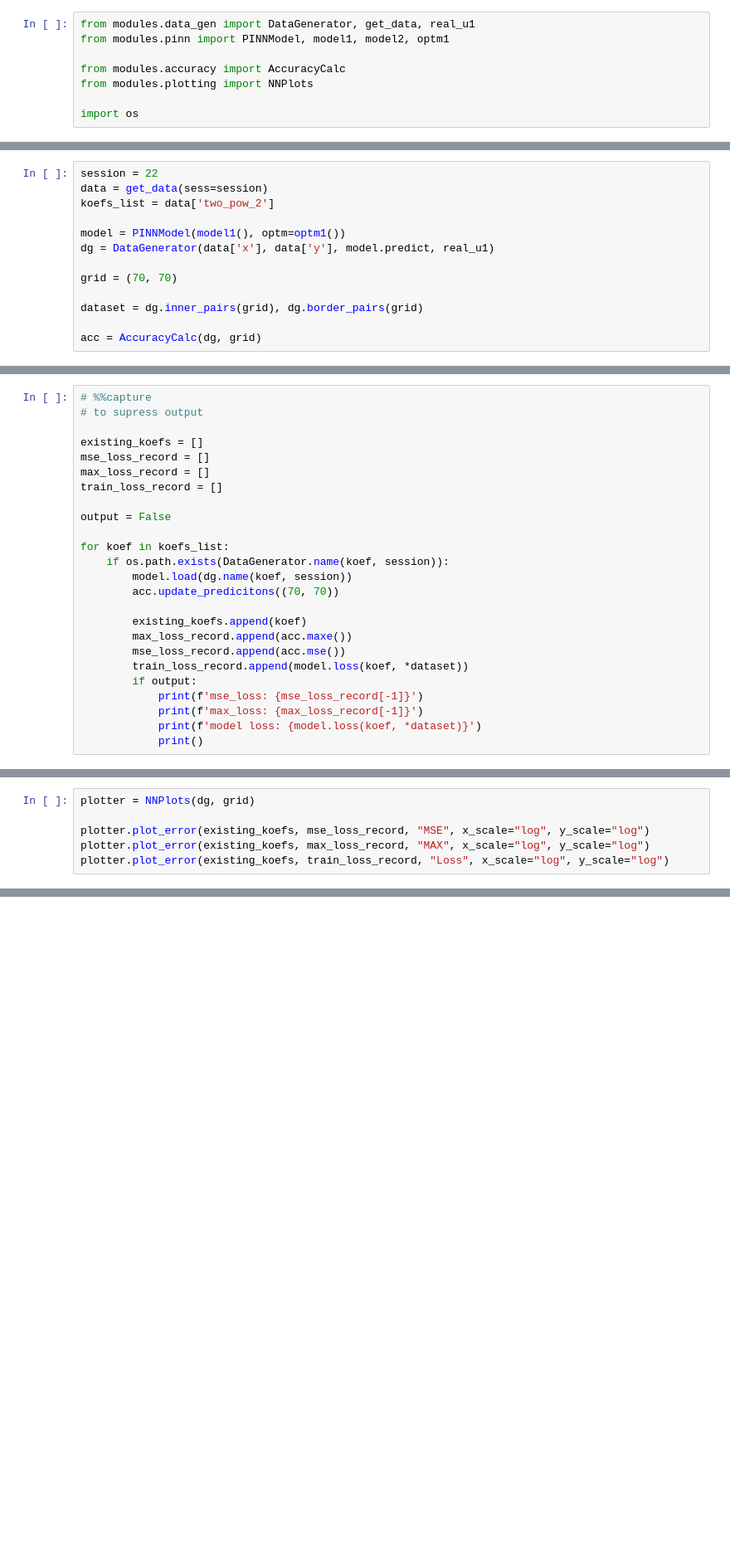
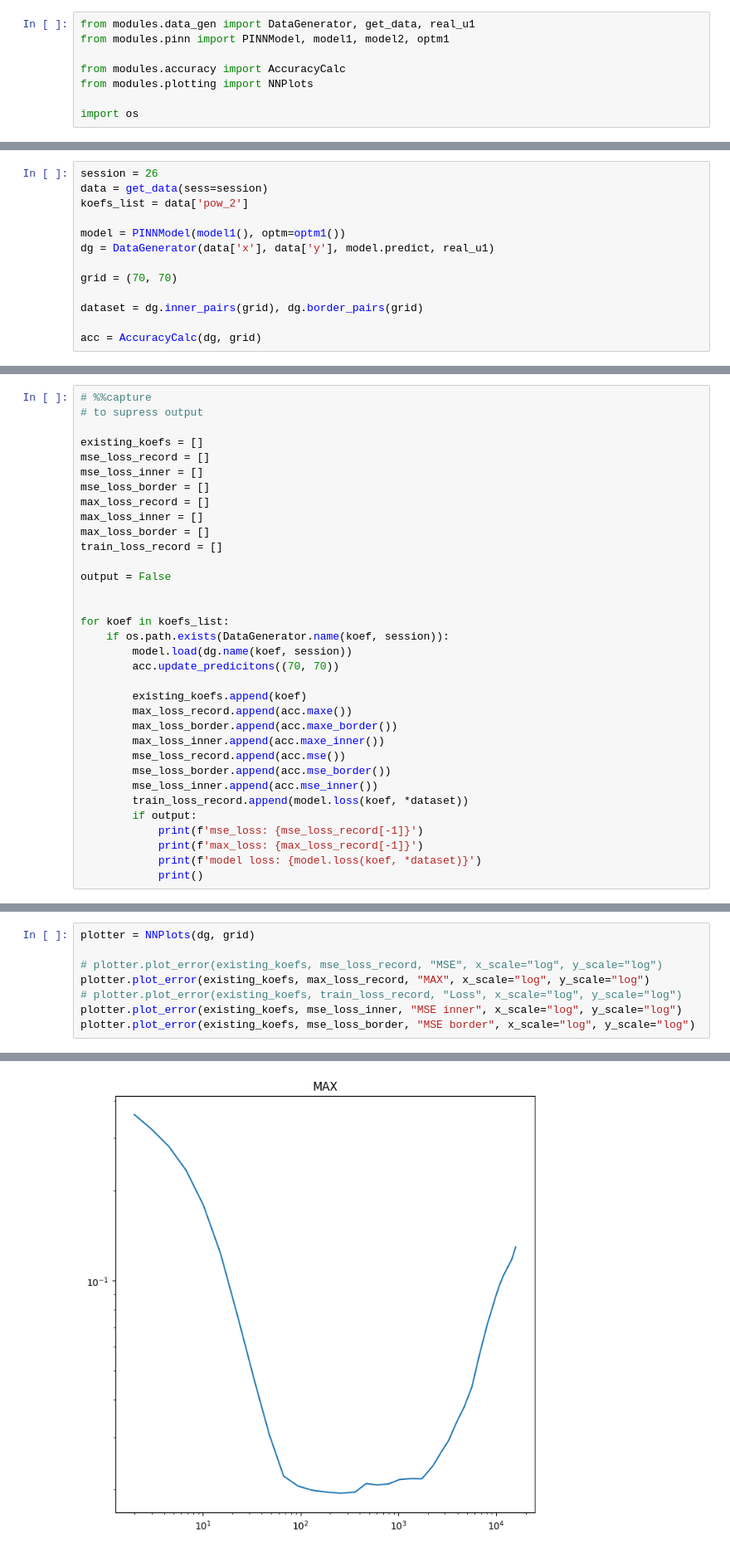
Before and after one commit to C0c0n4t/PINN_Poisson, a Jupyter notebook: src/research.ipynb, the cells around one changed output, grey strips where cells are left out. Shown at 83% size. Saved outputs shown, nothing was run; the diff lists cells and outputs as text; blank space fills up the shorter version.

Commit message:
Inner and border loss added

```diff
--- a/src/research.ipynb
+++ b/src/research.ipynb
@@ -9,7 +19,7 @@ import os
 # %%
-session = 22
+session = 26
 data = get_data(sess=session)
-koefs_list = data['two_pow_2']
+koefs_list = data['pow_2']
 
 model = PINNModel(model1(), optm=optm1())
 dg = DataGenerator(data['x'], data['y'], model.predict, real_u1)
@@ -25,10 +40,15 @@ acc = AccuracyCalc(dg, grid)
 
 existing_koefs = []
 mse_loss_record = []
+mse_loss_inner = []
+mse_loss_border = []
 max_loss_record = []
+max_loss_inner = []
+max_loss_border = []
 train_loss_record = []
 
 output = False
+
 
 for koef in koefs_list:
     if os.path.exists(DataGenerator.name(koef, session)):
@@ -37,7 +57,11 @@ for koef in koefs_list:
 
         existing_koefs.append(koef)
         max_loss_record.append(acc.maxe())
+        max_loss_border.append(acc.maxe_border())
+        max_loss_inner.append(acc.maxe_inner())
         mse_loss_record.append(acc.mse())
+        mse_loss_border.append(acc.mse_border())
+        mse_loss_inner.append(acc.mse_inner())
         train_loss_record.append(model.loss(koef, *dataset))
         if output:
             print(f'mse_loss: {mse_loss_record[-1]}')
@@ -47,6 +90,9 @@ for koef in koefs_list:
 # %%
 plotter = NNPlots(dg, grid)
 
-plotter.plot_error(existing_koefs, mse_loss_record, "MSE", x_scale="log", y_scale="log")
+# plotter.plot_error(existing_koefs, mse_loss_record, "MSE", x_scale="log", y_scale="log")
 plotter.plot_error(existing_koefs, max_loss_record, "MAX", x_scale="log", y_scale="log")
-plotter.plot_error(existing_koefs, train_loss_record, "Loss", x_scale="log", y_scale="log")
+# plotter.plot_error(existing_koefs, train_loss_record, "Loss", x_scale="log", y_scale="log")
+plotter.plot_error(existing_koefs, mse_loss_inner, "MSE inner", x_scale="log", y_scale="log")
+plotter.plot_error(existing_koefs, mse_loss_border, "MSE border", x_scale="log", y_scale="log")
+# %% [output]
@@ -52,0 +100 @@ plotter.plot_error(existing_koefs, train_loss_record, "Loss", x_scale="log", y_s
+[figure, added]
```
Also changed, not shown: parts of 5 cells of this notebook, 11 other files.
